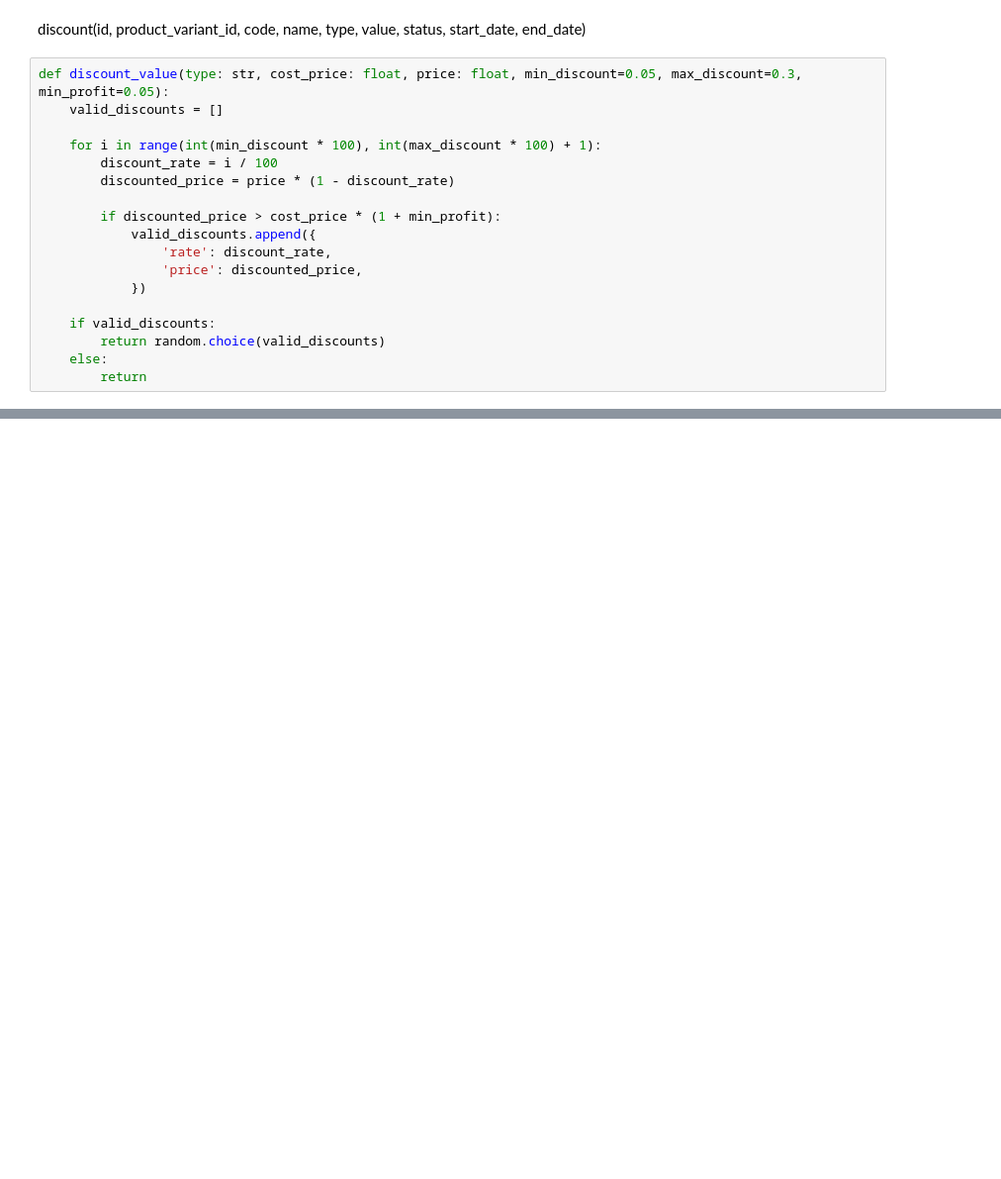
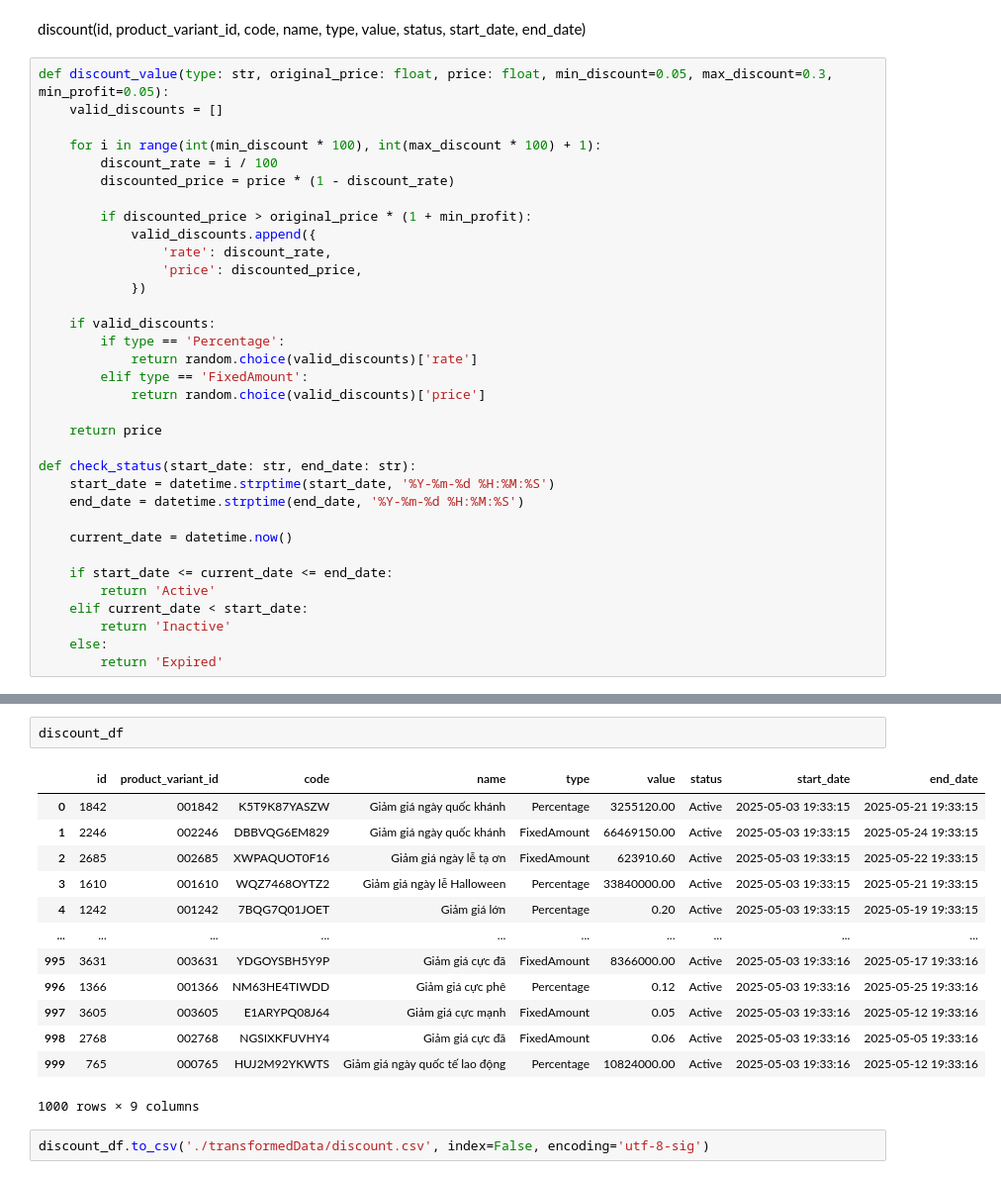
Before and after one commit to haiphong-0132/ETL_HQTCSDL, a Jupyter notebook: products/process.ipynb, the cells around one changed output, grey strips where cells are left out. Shown: that part at 99% size. Saved outputs shown, nothing was run; the diff lists cells and outputs as text; blank space fills up the shorter version.

```diff
--- a/products/process.ipynb
+++ b/products/process.ipynb
@@ -1884,22 +1920,38 @@ feedback_response_df.to_csv('./transformedData/feedback_response.csv', index=Fal
 # %% [markdown]
 discount(id, product_variant_id, code, name, type, value, status, start_date, end_date)
 # %%
-def discount_value(type: str, cost_price: float, price: float, min_discount=0.05, max_discount=0.3, min_profit=0.05):
+def discount_value(type: str, original_price: float, price: float, min_discount=0.05, max_discount=0.3, min_profit=0.05):
     valid_discounts = []
 
     for i in range(int(min_discount * 100), int(max_discount * 100) + 1):
         discount_rate = i / 100
         discounted_price = price * (1 - discount_rate)
 
-        if discounted_price > cost_price * (1 + min_profit):
+        if discounted_price > original_price * (1 + min_profit):
             valid_discounts.append({
                 'rate': discount_rate,
                 'price': discounted_price,
             })
 
     if valid_discounts:
-        return random.choice(valid_discounts)
+        if type == 'Percentage':
+            return random.choice(valid_discounts)['rate']
+        elif type == 'FixedAmount':
+            return random.choice(valid_discounts)['price']
+
+    return price
+
+def check_status(start_date: str, end_date: str):
+    start_date = datetime.strptime(start_date, '%Y-%m-%d %H:%M:%S')
+    end_date = datetime.strptime(end_date, '%Y-%m-%d %H:%M:%S')
+
+    current_date = datetime.now()
+
+    if start_date <= current_date <= end_date:
+        return 'Active'
+    elif current_date < start_date:
+        return 'Inactive'
     else:
-        return
+        return 'Expired'
 # %%
 types = ['Percentage', 'FixedAmount']
@@ -1939,0 +2020,18 @@ for index, product_variant_id in enumerate(random_product_variant_ids):
+# %%
+discount_df
+# %% [output]
+|  | id | product_variant_id | code | name | type | value | status | start_date | end_date |
+| 0 | 1842 | 001842 | K5T9K87YASZW | Giảm giá ngày quốc khánh | Percentage | 3255120.00 | Active | 2025-05-03 19:33:15 | 2025-05-21 19:33:15 |
+| 1 | 2246 | 002246 | DBBVQG6EM829 | Giảm giá ngày quốc khánh | FixedAmount | 66469150.00 | Active | 2025-05-03 19:33:15 | 2025-05-24 19:33:15 |
+| 2 | 2685 | 002685 | XWPAQUOT0F16 | Giảm giá ngày lễ tạ ơn | FixedAmount | 623910.60 | Active | 2025-05-03 19:33:15 | 2025-05-22 19:33:15 |
+| 3 | 1610 | 001610 | WQZ7468OYTZ2 | Giảm giá ngày lễ Halloween | Percentage | 33840000.00 | Active | 2025-05-03 19:33:15 | 2025-05-21 19:33:15 |
+| 4 | 1242 | 001242 | 7BQG7Q01JOET | Giảm giá lớn | Percentage | 0.20 | Active | 2025-05-03 19:33:15 | 2025-05-19 19:33:15 |
+| ... | ... | ... | ... | ... | ... | ... | ... | ... | ... |
+| 995 | 3631 | 003631 | YDGOYSBH5Y9P | Giảm giá cực đã | FixedAmount | 8366000.00 | Active | 2025-05-03 19:33:16 | 2025-05-17 19:33:16 |
+| 996 | 1366 | 001366 | NM63HE4TIWDD | Giảm giá cực phê | Percentage | 0.12 | Active | 2025-05-03 19:33:16 | 2025-05-25 19:33:16 |
+| 997 | 3605 | 003605 | E1ARYPQ08J64 | Giảm giá cực mạnh | FixedAmount | 0.05 | Active | 2025-05-03 19:33:16 | 2025-05-12 19:33:16 |
+| 998 | 2768 | 002768 | NGSIXKFUVHY4 | Giảm giá cực đã | FixedAmount | 0.06 | Active | 2025-05-03 19:33:16 | 2025-05-05 19:33:16 |
+| 999 | 765 | 000765 | HUJ2M92YKWTS | Giảm giá ngày quốc tế lao động | Percentage | 10824000.00 | Active | 2025-05-03 19:33:16 | 2025-05-12 19:33:16 |
+1000 rows × 9 columns
+# %%
+discount_df.to_csv('./transformedData/discount.csv', index=False, encoding='utf-8-sig')
```
Also changed, not shown: parts of 24 cells of this notebook, 7 other files.
